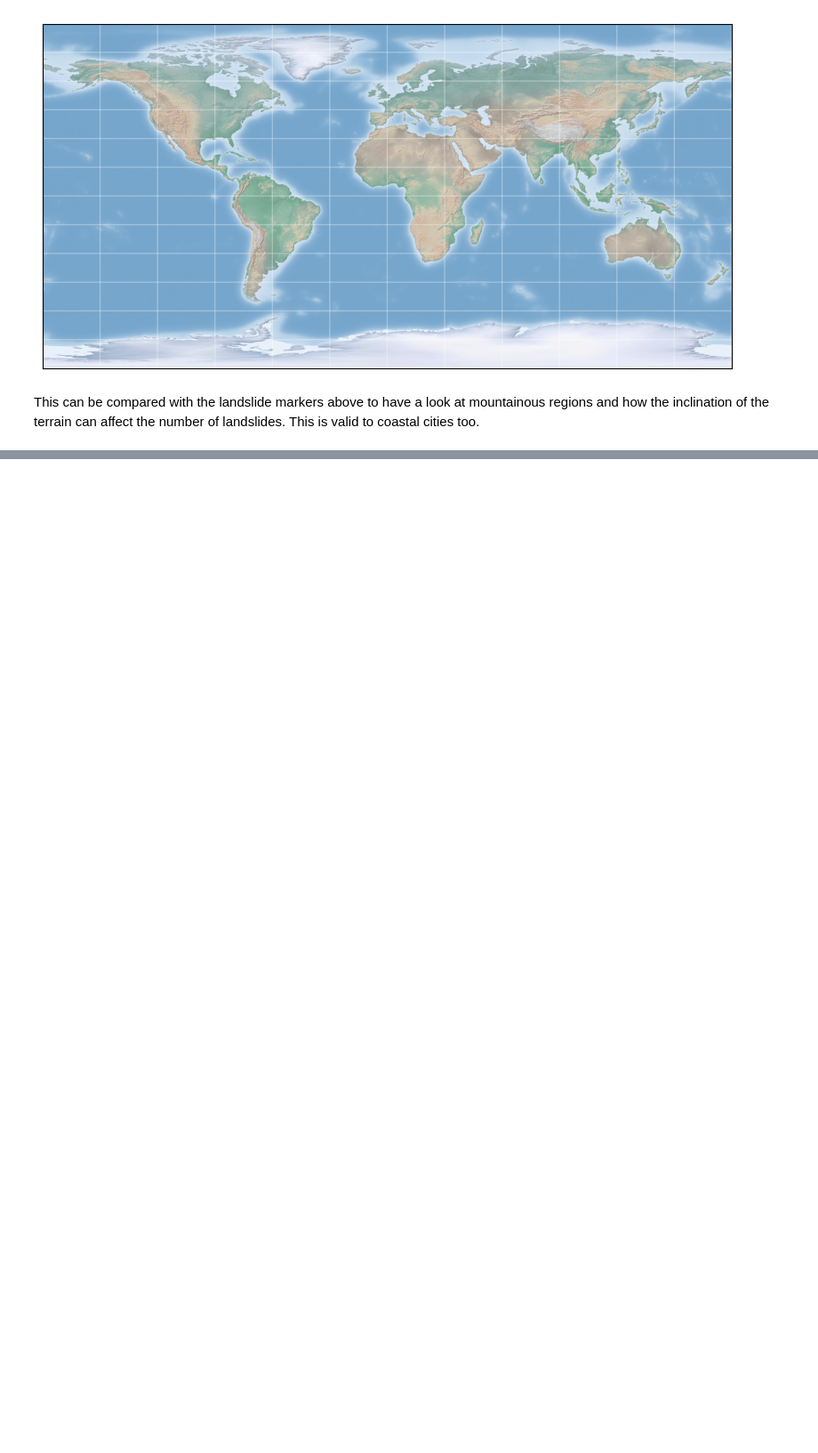
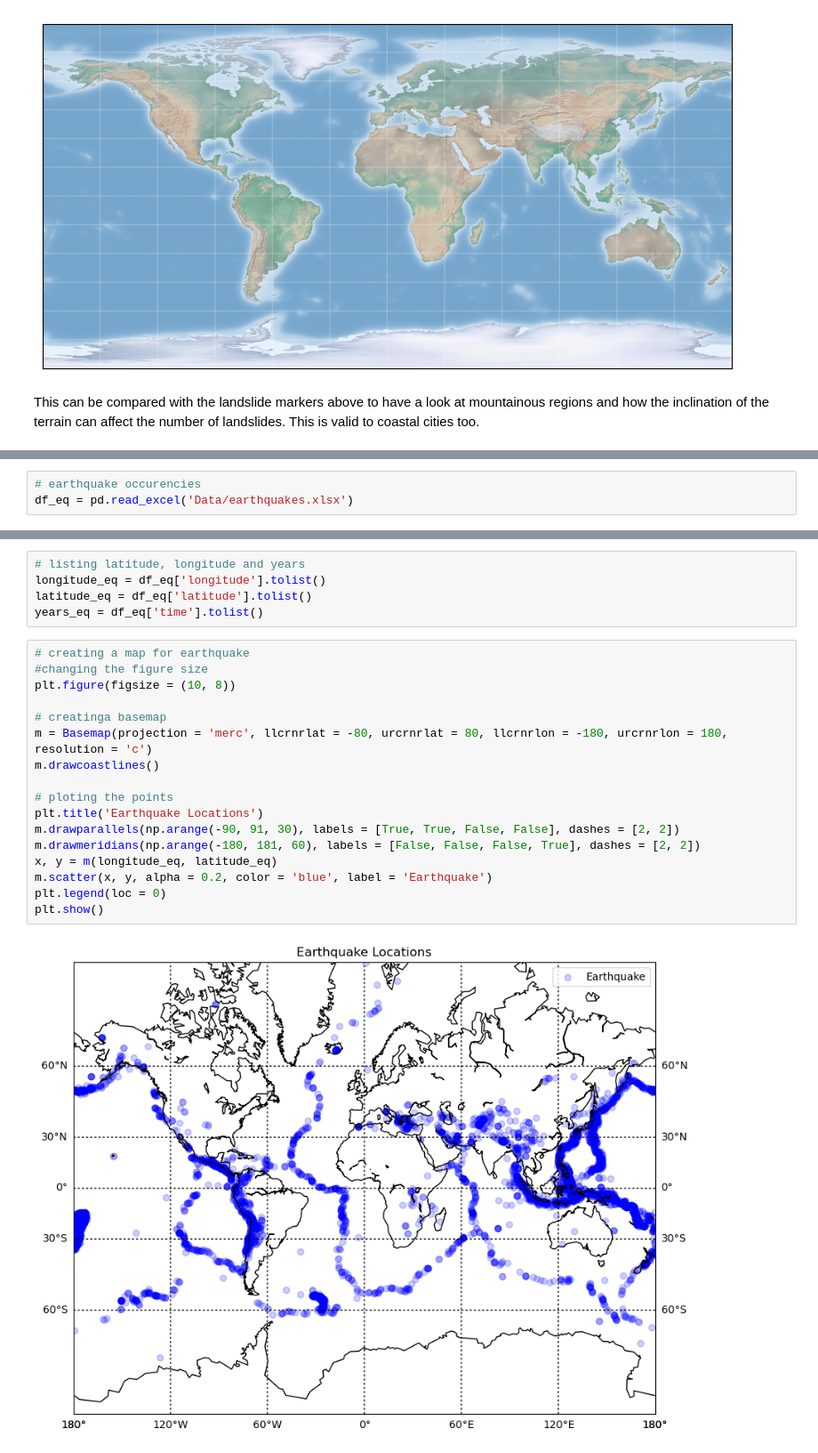
Before and after one commit to gustavopin/GlobalLandslide, a Jupyter notebook: analysis.ipynb, the cells around one changed output, grey strips where cells are left out. Shown at 89% size. Cells and saved outputs as stored; diff of their text form; blank space fills up the shorter version.

Commit message:
added earthquake data to compare to landslide data

```diff
--- a/analysis.ipynb
+++ b/analysis.ipynb
@@ -126,0 +130,3 @@ plt.show()
+# %%
+# earthquake occurencies
+df_eq = pd.read_excel('Data/earthquakes.xlsx')
@@ -126,0 +149,24 @@ plt.show()
+# %%
+# listing latitude, longitude and years
+longitude_eq = df_eq['longitude'].tolist()
+latitude_eq = df_eq['latitude'].tolist()
+years_eq = df_eq['time'].tolist()
+# %%
+# creating a map for earthquake
+#changing the figure size
+plt.figure(figsize = (10, 8))
+
+# creatinga basemap
+m = Basemap(projection = 'merc', llcrnrlat = -80, urcrnrlat = 80, llcrnrlon = -180, urcrnrlon = 180, resolution = 'c')
+m.drawcoastlines()
+
+# ploting the points
+plt.title('Earthquake Locations')
+m.drawparallels(np.arange(-90, 91, 30), labels = [True, True, False, False], dashes = [2, 2])
+m.drawmeridians(np.arange(-180, 181, 60), labels = [False, False, False, True], dashes = [2, 2])
+x, y = m(longitude_eq, latitude_eq)
+m.scatter(x, y, alpha = 0.2, color = 'blue', label = 'Earthquake')
+plt.legend(loc = 0)
+plt.show()
+# %% [output]
+[figure, added]
```
Also changed, not shown: parts of 10 cells of this notebook, 2 other files.
